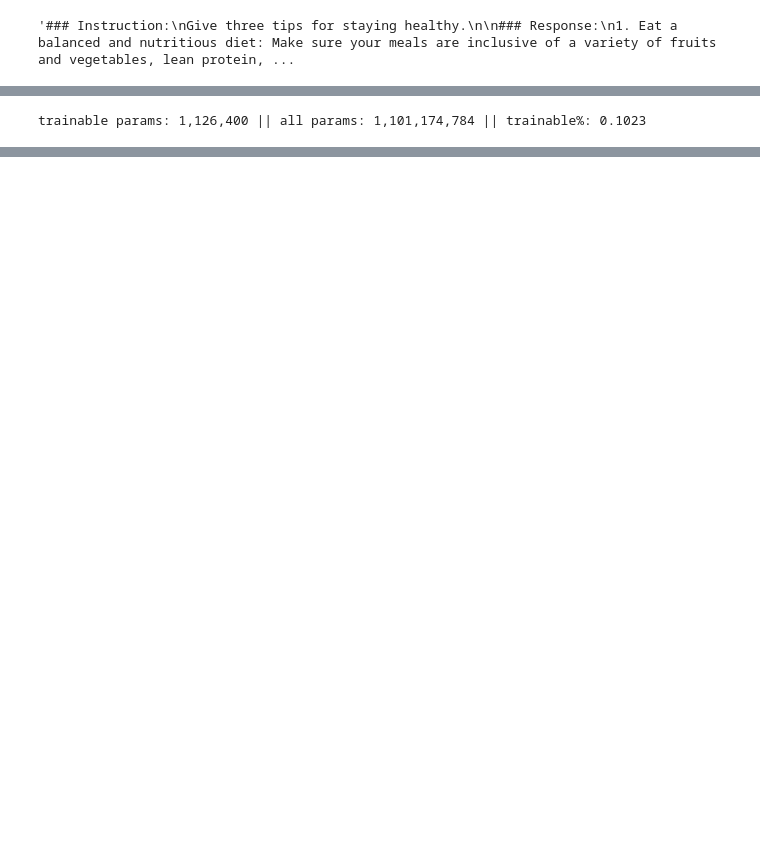
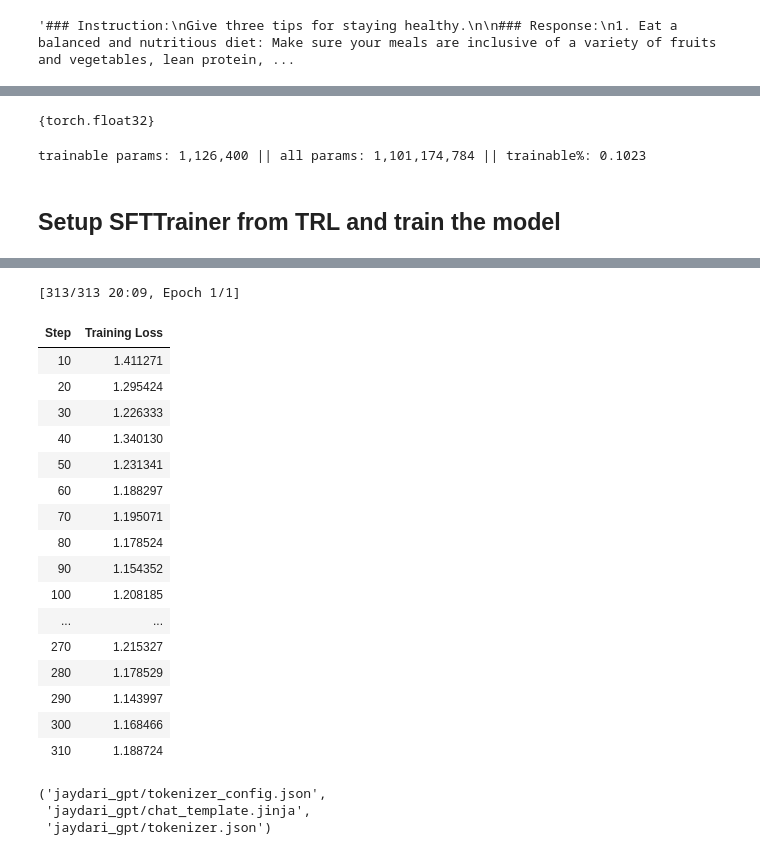
Before and after one commit to studiousdoston/jaydariGPT, a Jupyter notebook: jaydari_gpt.ipynb, the cells around one changed output, grey strips where cells are left out. Drawn from its saved outputs; the diff is of its cells as text; code cells hidden in the pictures; blank space fills up the shorter version.

Commit message:
feat: using trl & training our jaydari_gpt model

```diff
--- a/jaydari_gpt.ipynb
+++ b/jaydari_gpt.ipynb
@@ -45,8 +45,8 @@ bnb_config
 model = AutoModelForCausalLM.from_pretrained(
     model_id,
     quantization_config=bnb_config,
-    device_map="auto", # GPU or CPU
-    # dtype=torch.bfloat16
+    device_map="auto",
+    dtype=torch.bfloat16
 )
 # %% [output]
 Warning: You are sending unauthenticated requests to the HF Hub. Please set a HF_TOKEN to enable higher rate limits and faster downloads.
@@ -167,10 +168,6 @@ dataset = dataset.map(formatting_func)
 dataset[0]["text"]
 # %% [output]
 '### Instruction:\nGive three tips for staying healthy.\n\n### Response:\n1. Eat a balanced and nutritious diet: Make sure your meals are inclusive of a variety of fruits and vegetables, lean protein, ...
-# %%
-dataset = dataset.select(range(7000))
-# %%
-dataset = dataset.shuffle(seed=42)
 # %%
 dataset
 # %% [output]
@@ -198,3 +195,15 @@ model = get_peft_model(model, lora_config)
+# %%
+model = get_peft_model(model, lora_config)
+
+for name, param in model.named_parameters():
+  if param.requires_grad:
+    param.data = param.data.float()
+# keep the trainable LoRA weights in fp32
+# the fp16 grad scaler needs this, and fp32 is more stable for training
+
+print({p.dtype for p in model.parameters() if p.requires_grad})
+# %% [output]
+{torch.float32}
 # %%
 model.print_trainable_parameters()
 # %% [output]
@@ -202,3 +211,41 @@ trainable params: 1,126,400 || all params: 1,101,174,784 || trainable%: 0.1023
 # %%
 # QLoRa
 # LoRa
+# %% [markdown]
+## Setup SFTTrainer from TRL and train the model
+# %%
+from trl import SFTTrainer, SFTConfig
+
+train_data = dataset.shuffle(seed=42).select(range(5000))
+
+training_args = SFTConfig(
+    output_dir="./jaydari_gpt",
+    per_device_train_batch_size=8,
+    gradient_accumulation_steps=2,
+    num_train_epochs=1,
+    learning_rate=2e-4,
+    max_length=512,
+    dataset_text_field="text",
+    logging_steps=10,
+    save_strategy="no",
+    bf16=False,
+    fp16=True,
+    report_to="none",
+)
+
+trainer = SFTTrainer(
+    model=model,
+    train_dataset=train_data,
+    args=training_args,
+)
+
+for name, param in trainer.model.named_parameters():
+  if param.requires_grad and param.dtype != torch.float32:
+    print("fixing:", name, param.dtype)
+    param.data = param.data.float()
+
+trainer.train()
+
+trainer.model.save_pretrained("jaydari_gpt")
+tokenizer.save_pretrained("jaydari_gpt")
+# %% [output]
@@ -204,0 +269,21 @@ trainable params: 1,126,400 || all params: 1,101,174,784 || trainable%: 0.1023
+[313/313 20:09, Epoch 1/1]
+| Step | Training Loss |
+| 10 | 1.411271 |
+| 20 | 1.295424 |
+| 30 | 1.226333 |
+| 40 | 1.340130 |
+| 50 | 1.231341 |
+| 60 | 1.188297 |
+| 70 | 1.195071 |
+| 80 | 1.178524 |
+| 90 | 1.154352 |
+| 100 | 1.208185 |
+| ... | ... |
+| 270 | 1.215327 |
+| 280 | 1.178529 |
+| 290 | 1.143997 |
+| 300 | 1.168466 |
+| 310 | 1.188724 |
+('jaydari_gpt/tokenizer_config.json',
+ 'jaydari_gpt/chat_template.jinja',
+ 'jaydari_gpt/tokenizer.json')
```
Also changed, not shown: parts of 16 cells of this notebook.
